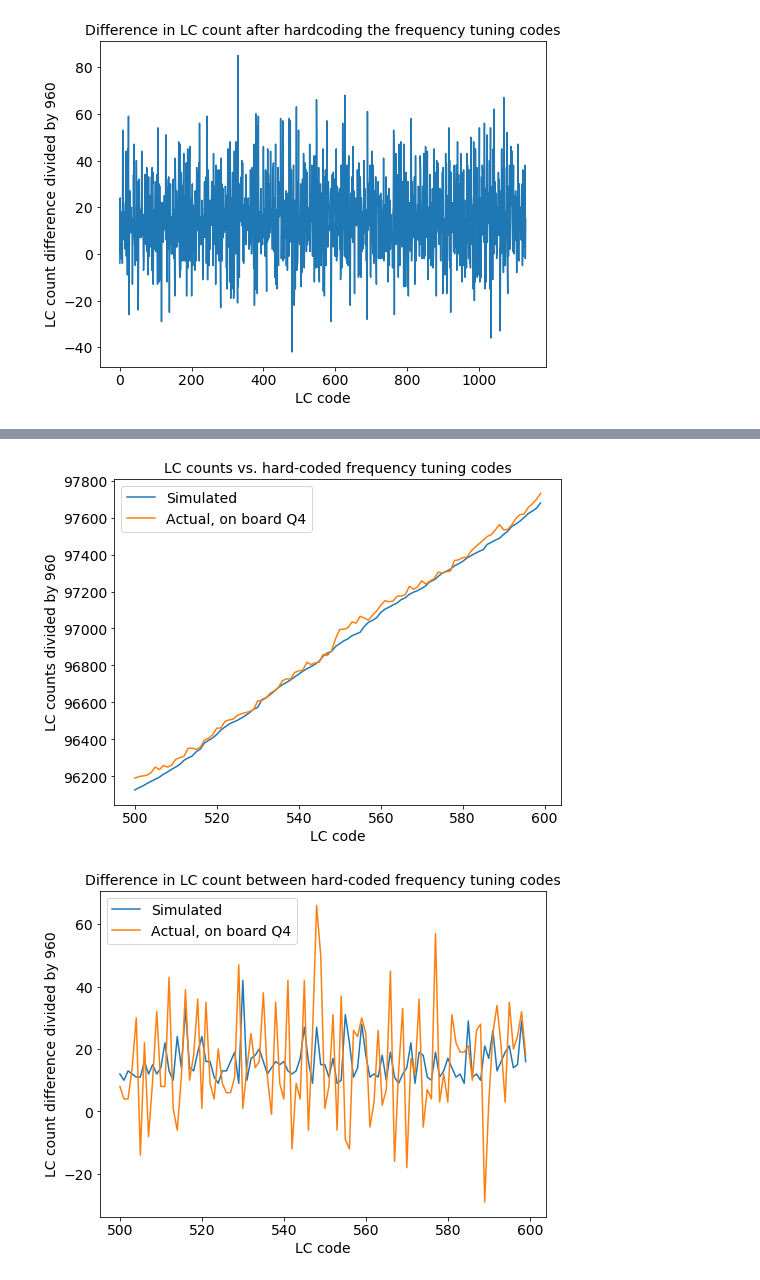
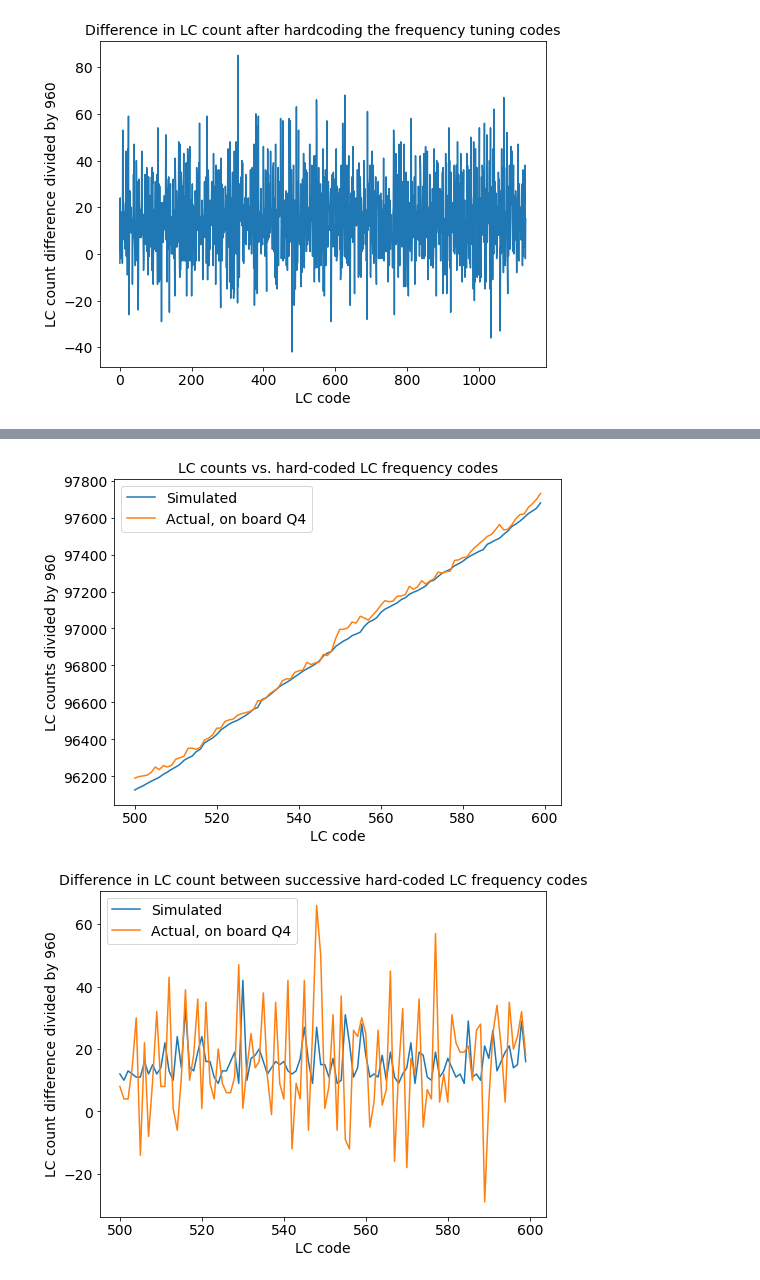
Before and after one commit to cwdao/scum-test-code, a Jupyter notebook: scum/LC_sweep/LC_sweep.ipynb, the cells around one changed output, grey strips where cells are left out. Cells and saved outputs as stored; diff of their text form; code cells hidden in the pictures.

```diff
--- a/scum/LC_sweep/LC_sweep.ipynb
+++ b/scum/LC_sweep/LC_sweep.ipynb
@@ -168,7 +168,7 @@ plt.show()
 plt.figure(figsize=(8, 6))
 plt.plot(np.arange(500, 600), counts_LC[indices][500:600], label="Simulated")
 plt.plot(np.arange(500, 600), counts_LC_monotonic[500:600], label="Actual, on board Q4")
-plt.title('LC counts vs. hard-coded frequency tuning codes', fontsize=14)
+plt.title('LC counts vs. hard-coded LC frequency codes', fontsize=14)
 plt.xlabel('LC code', fontsize=14)
 plt.ylabel('LC counts divided by 960', fontsize=14)
 plt.xticks(fontsize=14)
@@ -177,18 +177,18 @@ plt.legend(fontsize=14)
 plt.savefig('lc_hardcoded_zoom.pdf', bbox_inches='tight')
 plt.show()
 # %% [output]
-[figure, old version]
+[figure, new version]
 # %%
 plt.figure(figsize=(8, 6))
 plt.plot(np.arange(500, 600), np.diff(counts_LC[indices])[500:600], label="Simulated")
 plt.plot(np.arange(500, 600), np.diff(counts_LC_monotonic)[500:600], label="Actual, on board Q4")
-plt.title('Difference in LC count between hard-coded frequency tuning codes', fontsize=14)
+plt.title('Difference in LC count between successive hard-coded LC frequency codes', fontsize=14)
 plt.xlabel('LC code', fontsize=14)
 plt.ylabel('LC count difference divided by 960', fontsize=14)
 plt.xticks(fontsize=14)
 plt.yticks(fontsize=14)
 plt.legend(fontsize=14)
 plt.savefig('lc_hardcoded_diff_zoom.pdf', bbox_inches='tight')
 plt.show()
 # %% [output]
-[figure, old version]
+[figure, new version]
```
Also changed, not shown: parts of 1 cell of this notebook, 11 other files.
